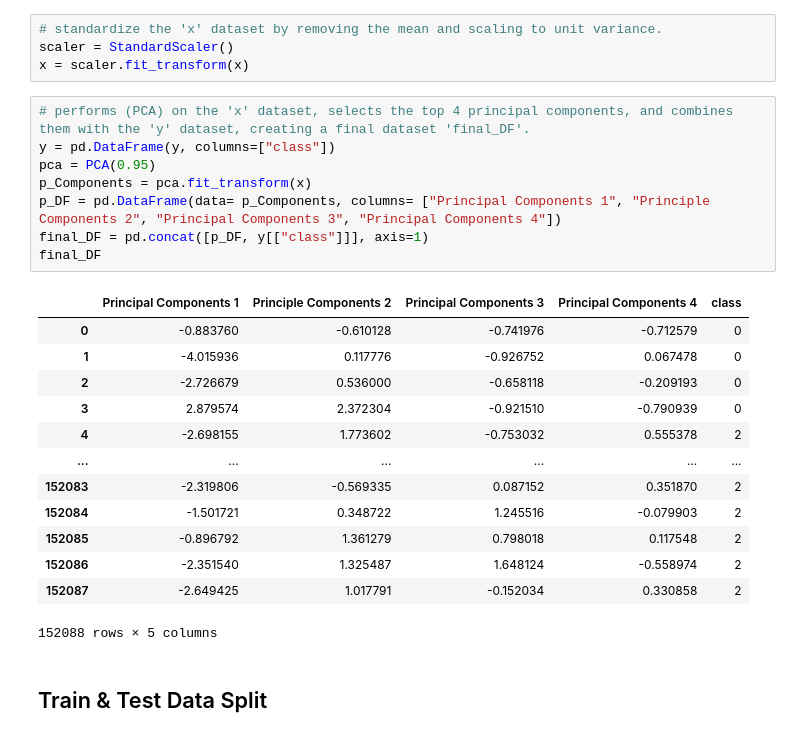
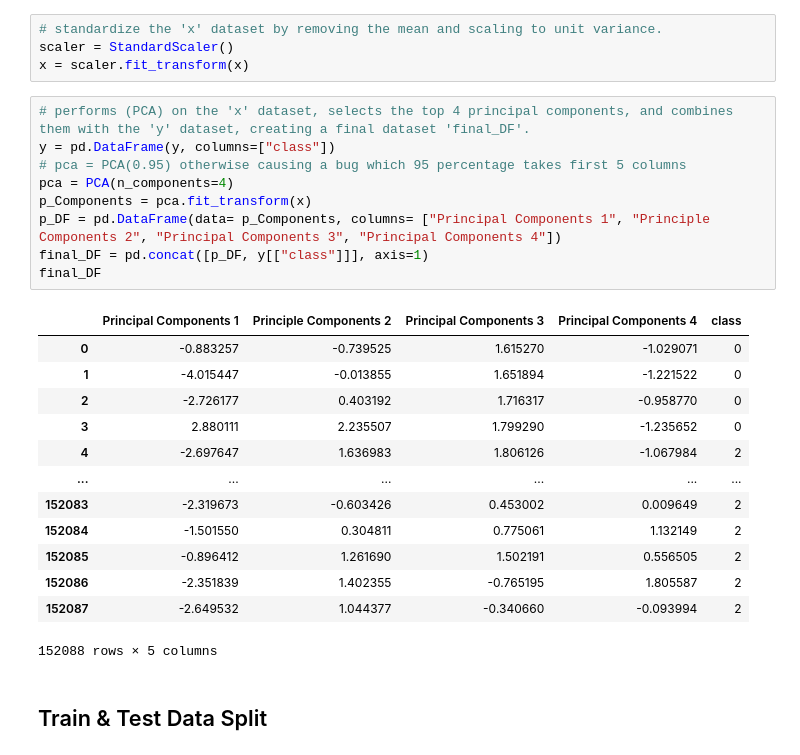
Before and after one commit to NotMishaal/astral-classification-system, a Jupyter notebook: astral_classification.ipynb, the cells around one changed output. Drawn from its saved outputs; the diff is of its cells as text.

```diff
--- a/astral_classification.ipynb
+++ b/astral_classification.ipynb
@@ -158,24 +162,25 @@ x = scaler.fit_transform(x)
 # %%
 # performs (PCA) on the 'x' dataset, selects the top 4 principal components, and combines them with the 'y' dataset, creating a final dataset 'final_DF'.
 y = pd.DataFrame(y, columns=["class"])
-pca = PCA(0.95)
+# pca = PCA(0.95) otherwise causing a bug which 95 percentage takes first 5 columns
+pca = PCA(n_components=4)
 p_Components = pca.fit_transform(x)
 p_DF = pd.DataFrame(data= p_Components, columns= ["Principal Components 1", "Principle Components 2", "Principal Components 3", "Principal Components 4"])
 final_DF = pd.concat([p_DF, y[["class"]]], axis=1)
 final_DF
 # %% [output]
 |  | Principal Components 1 | Principle Components 2 | Principal Components 3 | Principal Components 4 | class |
-| 0 | -0.883760 | -0.610128 | -0.741976 | -0.712579 | 0 |
-| 1 | -4.015936 | 0.117776 | -0.926752 | 0.067478 | 0 |
-| 2 | -2.726679 | 0.536000 | -0.658118 | -0.209193 | 0 |
-| 3 | 2.879574 | 2.372304 | -0.921510 | -0.790939 | 0 |
-| 4 | -2.698155 | 1.773602 | -0.753032 | 0.555378 | 2 |
+| 0 | -0.883257 | -0.739525 | 1.615270 | -1.029071 | 0 |
+| 1 | -4.015447 | -0.013855 | 1.651894 | -1.221522 | 0 |
+| 2 | -2.726177 | 0.403192 | 1.716317 | -0.958770 | 0 |
+| 3 | 2.880111 | 2.235507 | 1.799290 | -1.235652 | 0 |
+| 4 | -2.697647 | 1.636983 | 1.806126 | -1.067984 | 2 |
 | ... | ... | ... | ... | ... | ... |
-| 152083 | -2.319806 | -0.569335 | 0.087152 | 0.351870 | 2 |
-| 152084 | -1.501721 | 0.348722 | 1.245516 | -0.079903 | 2 |
-| 152085 | -0.896792 | 1.361279 | 0.798018 | 0.117548 | 2 |
-| 152086 | -2.351540 | 1.325487 | 1.648124 | -0.558974 | 2 |
-| 152087 | -2.649425 | 1.017791 | -0.152034 | 0.330858 | 2 |
+| 152083 | -2.319673 | -0.603426 | 0.453002 | 0.009649 | 2 |
+| 152084 | -1.501550 | 0.304811 | 0.775061 | 1.132149 | 2 |
+| 152085 | -0.896412 | 1.261690 | 1.502191 | 0.556505 | 2 |
+| 152086 | -2.351839 | 1.402355 | -0.765195 | 1.805587 | 2 |
+| 152087 | -2.649532 | 1.044377 | -0.340660 | -0.093994 | 2 |
 152088 rows × 5 columns
 # %% [markdown]
 ## Train & Test Data Split
```
Also changed, not shown: parts of 23 cells of this notebook.
